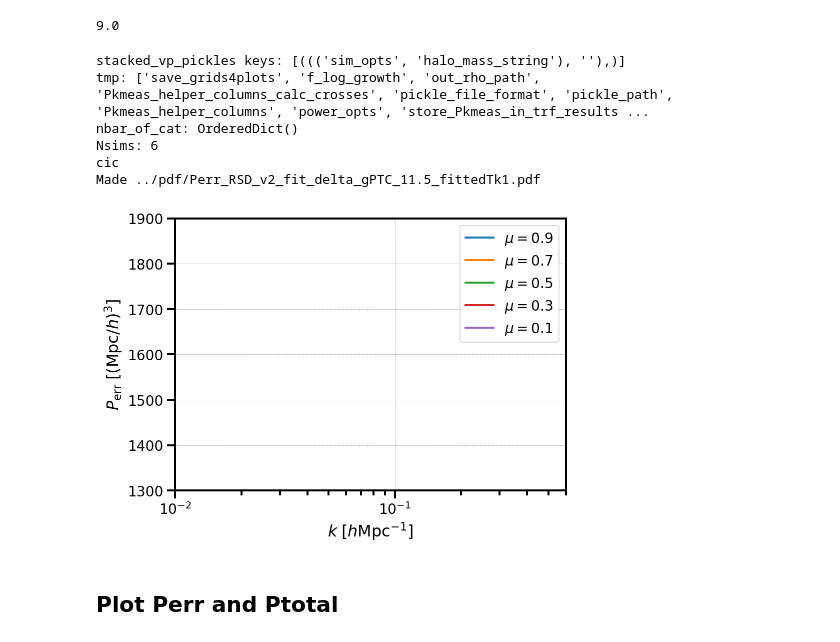
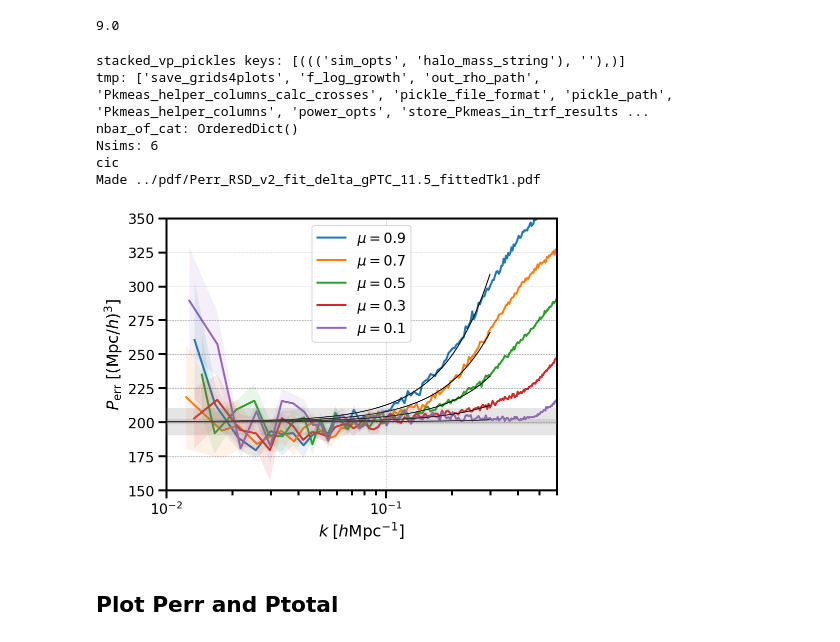
Before and after one commit to mschmittfull/perr, a Jupyter notebook: notebooks/plot_pickles/plot_RSD_Perr_and_trf_fcns_v2.ipynb, the cells around one changed output. Cells and saved outputs as stored; diff of their text form; code cells hidden in the pictures.

```diff
--- a/notebooks/plot_pickles/plot_RSD_Perr_and_trf_fcns_v2.ipynb
+++ b/notebooks/plot_pickles/plot_RSD_Perr_and_trf_fcns_v2.ipynb
@@ -833,8 +837,8 @@ if True:
     ax.set_xlim((0.005,0.6))
     ax.legend(loc='best', fontsize=14, ncol=1)
     ax.set_xlabel('$k\;[h\\mathrm{Mpc}^{-1}]$')
-    ax.set_ylim((450,2100))
-    #ax.set_ylim((50,350))
+    #ax.set_ylim((450,2100))
+    ax.set_ylim((50,350))
 
     plt.tight_layout()
     fname = '../pdf/Perr_RSD_v2_%s_fittedTk%d.pdf' % (target, int(USE_FITTED_TRF_FCN_FOR_PERR))
@@ -1101,36 +1105,36 @@ if True:
         ax.plot(kvec_tmp, 1394*eval_window_at_kvec(kvec_tmp), 'k--')
         #ax.plot(kvec, 1400*cic_window, 'k-.')
         # print(kvec_this_mu[ww].shape)
         #print(1400*eval_cic_window_at_kvec(kvec_this_mu[ww][:]).shape)
 
     # cosmetics
     if denomi != 1.:
         ax.set_ylabel(r'$P_\mathregular{err} / %g$' % denomi)
         ax.set_ylim((0.8,1.35))
     else:
         ax.set_ylabel(r'$P_\mathregular{err}\;[(\mathrm{Mpc}/h)^3]$')
-        ax.set_ylim((1300,1900))
-        #ax.set_ylim((150,350))
+        #ax.set_ylim((1300,1900))
+        ax.set_ylim((150,350))
 
     ax.set_xlim((kmin_plot,kmax_plot))
     ax.legend(loc='best', fontsize=14, ncol=1)
     ax.set_xlabel('$k\;[h\\mathrm{Mpc}^{-1}]$')
 
     ax.set_xscale('log')
     #ax.set_yscale('log')
 
     #plt.tight_layout()
     fname = '../pdf/Perr_RSD_v2_fit_%s_fittedTk%d.pdf' % (target, int(USE_FITTED_TRF_FCN_FOR_PERR))
     plt.savefig(fname)
     print('Made %s' % fname)
 # %% [output]
 stacked_vp_pickles keys: [((('sim_opts', 'halo_mass_string'), ''),)]
 tmp: ['save_grids4plots', 'f_log_growth', 'out_rho_path', 'Pkmeas_helper_columns_calc_crosses', 'pickle_file_format', 'pickle_path', 'Pkmeas_helper_columns', 'power_opts', 'store_Pkmeas_in_trf_results ...
 nbar_of_cat: OrderedDict()
 Nsims: 6
 cic
 Made ../pdf/Perr_RSD_v2_fit_delta_gPTC_11.5_fittedTk1.pdf
-[figure, old version]
+[figure, new version]
 # %% [markdown]
 ## Plot Perr and Ptotal ##
 # %%
```
Also changed, not shown: parts of 5 cells of this notebook.
